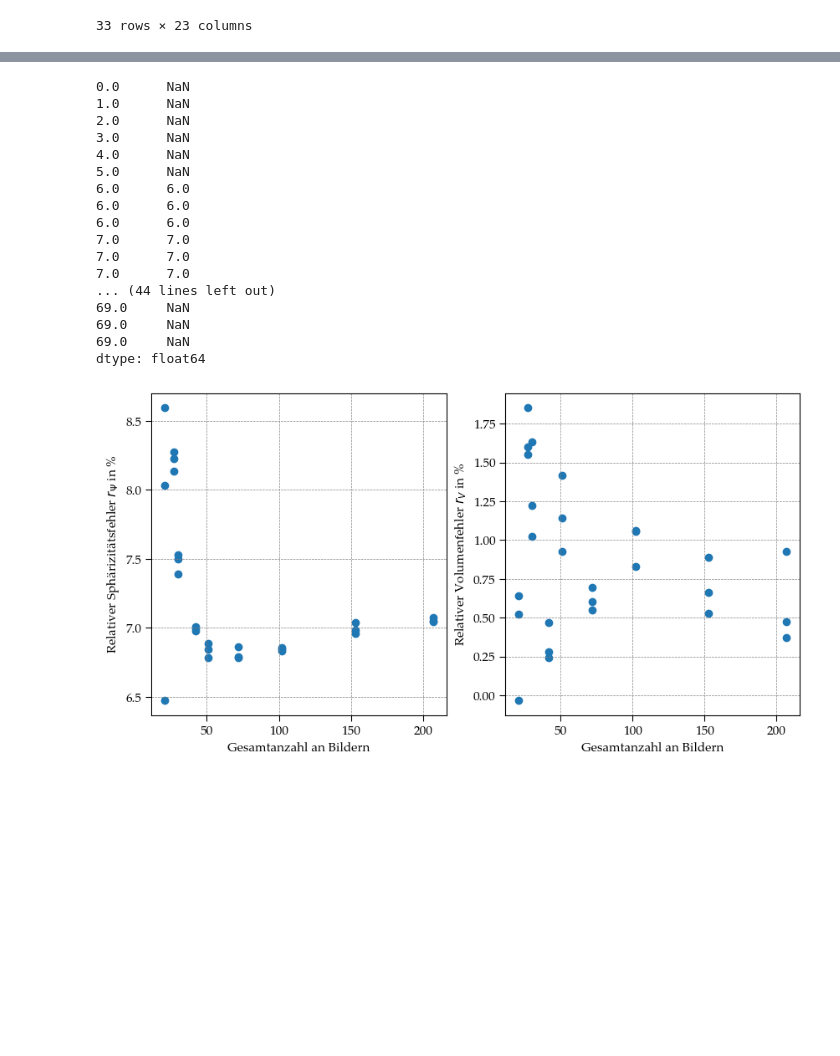
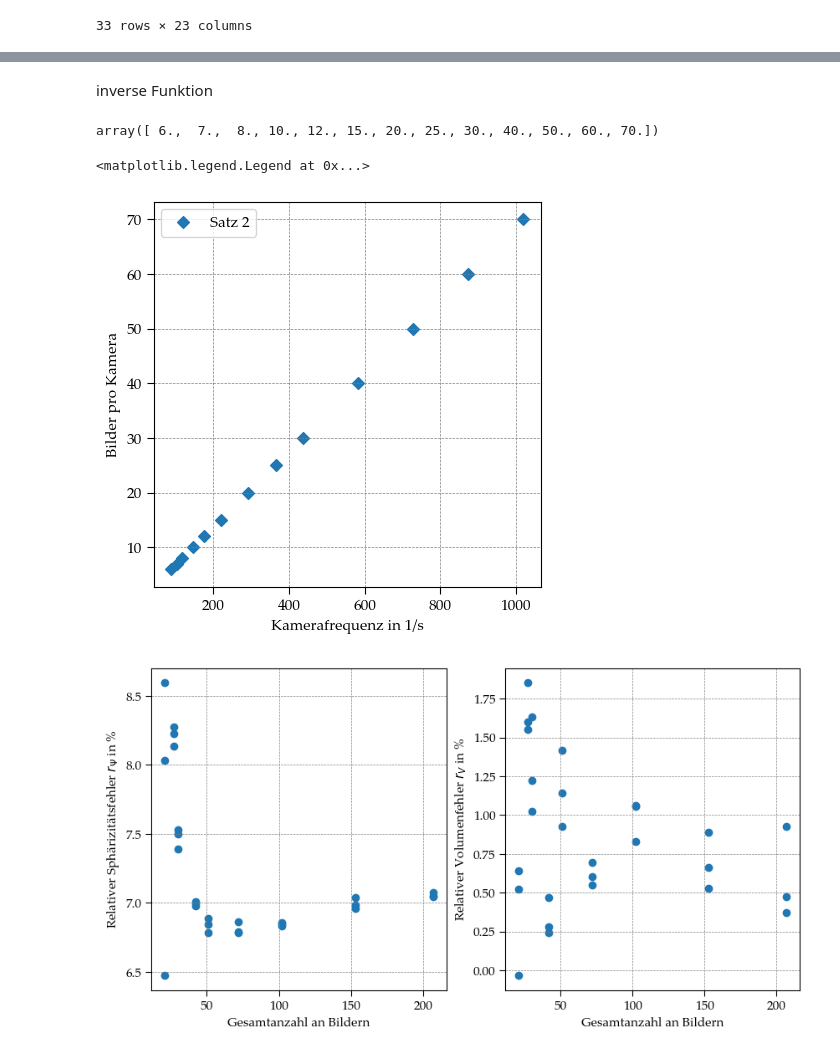
Before and after one commit to tobiashead/synthetic-pipeline-for-3d-reconstruction-of-falling-particles, a Jupyter notebook: thesis/Parameterstudie/VarFPS/Evaluate_VarFPS_ObjectCenter.ipynb, the cells around one changed output, grey strips where cells are left out. Cells and saved outputs as stored; diff of their text form; code cells hidden in the pictures; blank space fills up the shorter version.

```diff
--- a/thesis/Parameterstudie/VarFPS/Evaluate_VarFPS_ObjectCenter.ipynb
+++ b/thesis/Parameterstudie/VarFPS/Evaluate_VarFPS_ObjectCenter.ipynb
@@ -165,25 +165,29 @@ plt.show()  # Anzeigen des Plots
-# %%
-x = PSets_Info["cam_fps"]
-y = PSets_Eval["images"] / PSets_Info["cam_number"]
-y
-# %% [output]
-0.0      NaN
-1.0      NaN
-2.0      NaN
-3.0      NaN
-4.0      NaN
-5.0      NaN
-6.0      6.0
-6.0      6.0
-6.0      6.0
-7.0      7.0
-7.0      7.0
-7.0      7.0
-... (44 lines left out)
-69.0     NaN
-69.0     NaN
-69.0     NaN
-dtype: float64
+# %% [markdown]
+inverse Funktion
+# %%
+images2frames_fct = lambda images: (images - b) / a
+
+images1 = [5,7,9,11,13,15,17,20,25,35,45,55,65]
+images2 = [6,7,8,10,12,15,20,25,30,40,50,60,70]
+frames1 = images2frames_fct(images1)
+frames2 = images2frames_fct(images2)
+frames3 = [90,105,120,145,175,220,290,365,440,585,730,875,1020]
+images3 = np.round(poly1d_fn(frames3))
+images3
+# %% [output]
+array([ 6.,  7.,  8., 10., 12., 15., 20., 25., 30., 40., 50., 60., 70.])
+# %%
+fig, ax = plt.subplots(figsize=(5, 5))
+
+#ax.scatter(frames1,images1, marker='D',label = "Satz 1")
+ax.scatter(frames2,images2, marker='D',label = "Satz 2")
+ax.grid(True)
+ax.set_ylabel("Bilder pro Kamera")
+ax.set_xlabel("Kamerafrequenz in 1/s")
+ax.legend()
+# %% [output]
+<matplotlib.legend.Legend at 0x...>
+[figure, added]
 # %%
 fig, ax = plt.subplots(1,2,figsize=(10, 5))
 
```
Also changed, not shown: parts of 3 cells of this notebook, 1 other file.
